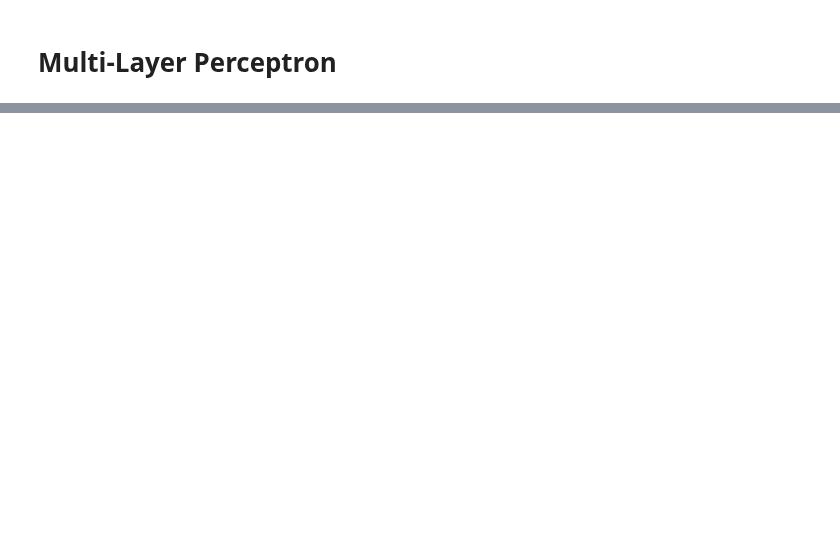
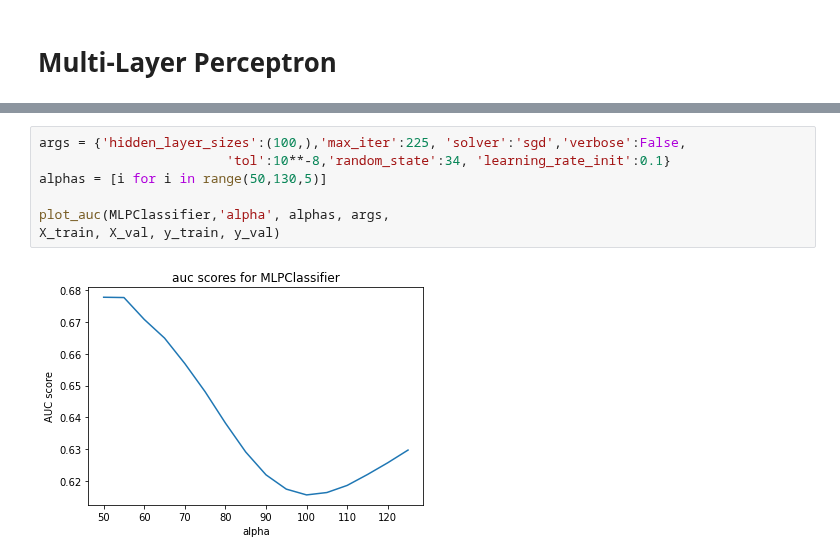
Before and after one commit to MrPupik/INTO_TO_ML, a Jupyter notebook: project/itay_nb.ipynb, the cells around one changed output, grey strips where cells are left out. Drawn from its saved outputs; the diff is of its cells as text; blank space fills up the shorter version.

```diff
--- a/project/itay_nb.ipynb
+++ b/project/itay_nb.ipynb
@@ -946,0 +970,9 @@ score
+# %%
+args = {'hidden_layer_sizes':(100,),'max_iter':225, 'solver':'sgd','verbose':False,
+                        'tol':10**-8,'random_state':34, 'learning_rate_init':0.1}
+alphas = [i for i in range(50,130,5)]
+
+plot_auc(MLPClassifier,'alpha', alphas, args,
+X_train, X_val, y_train, y_val)
+# %% [output]
+[figure, added]
```
Also changed, not shown: parts of 20 cells of this notebook.
